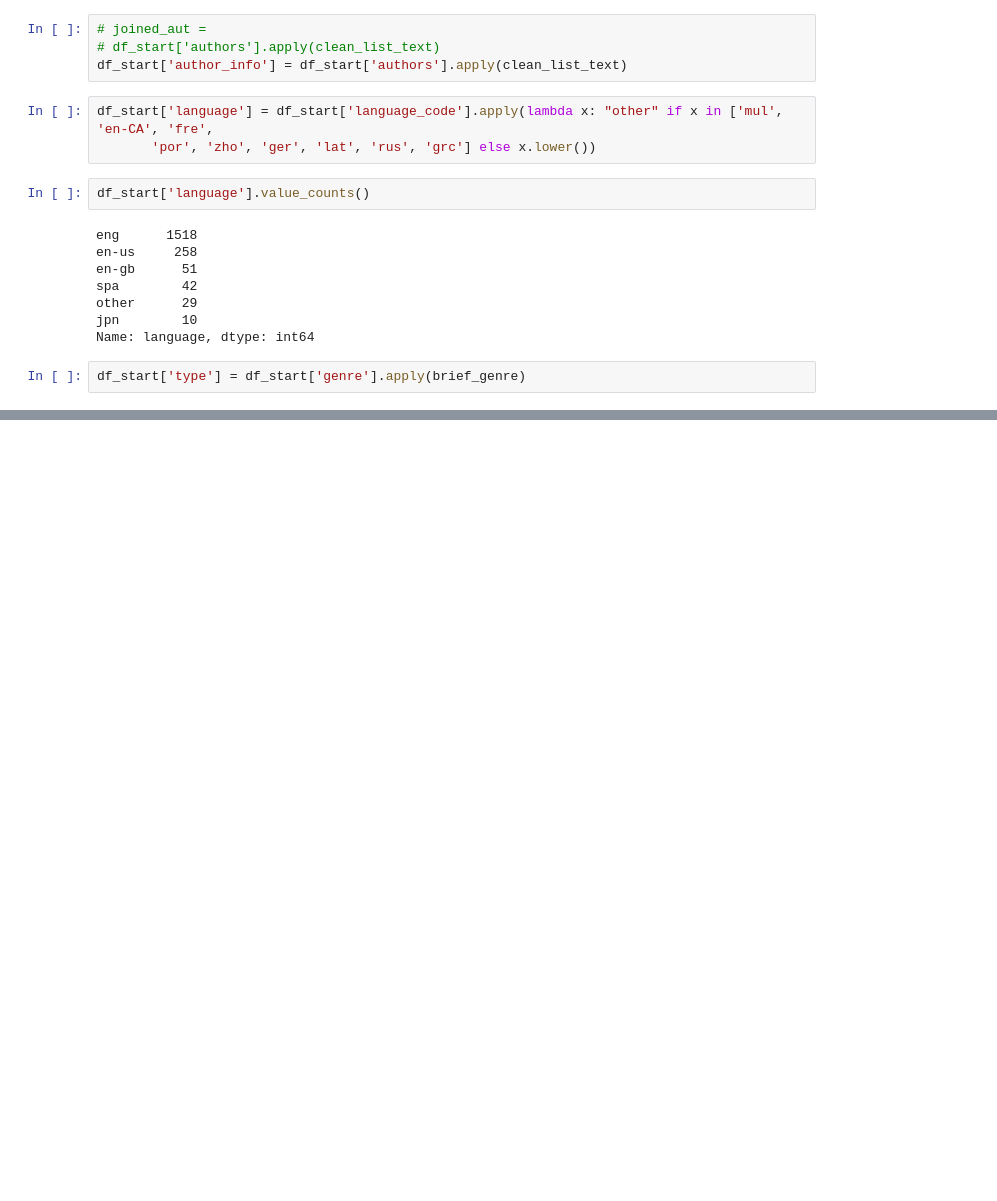
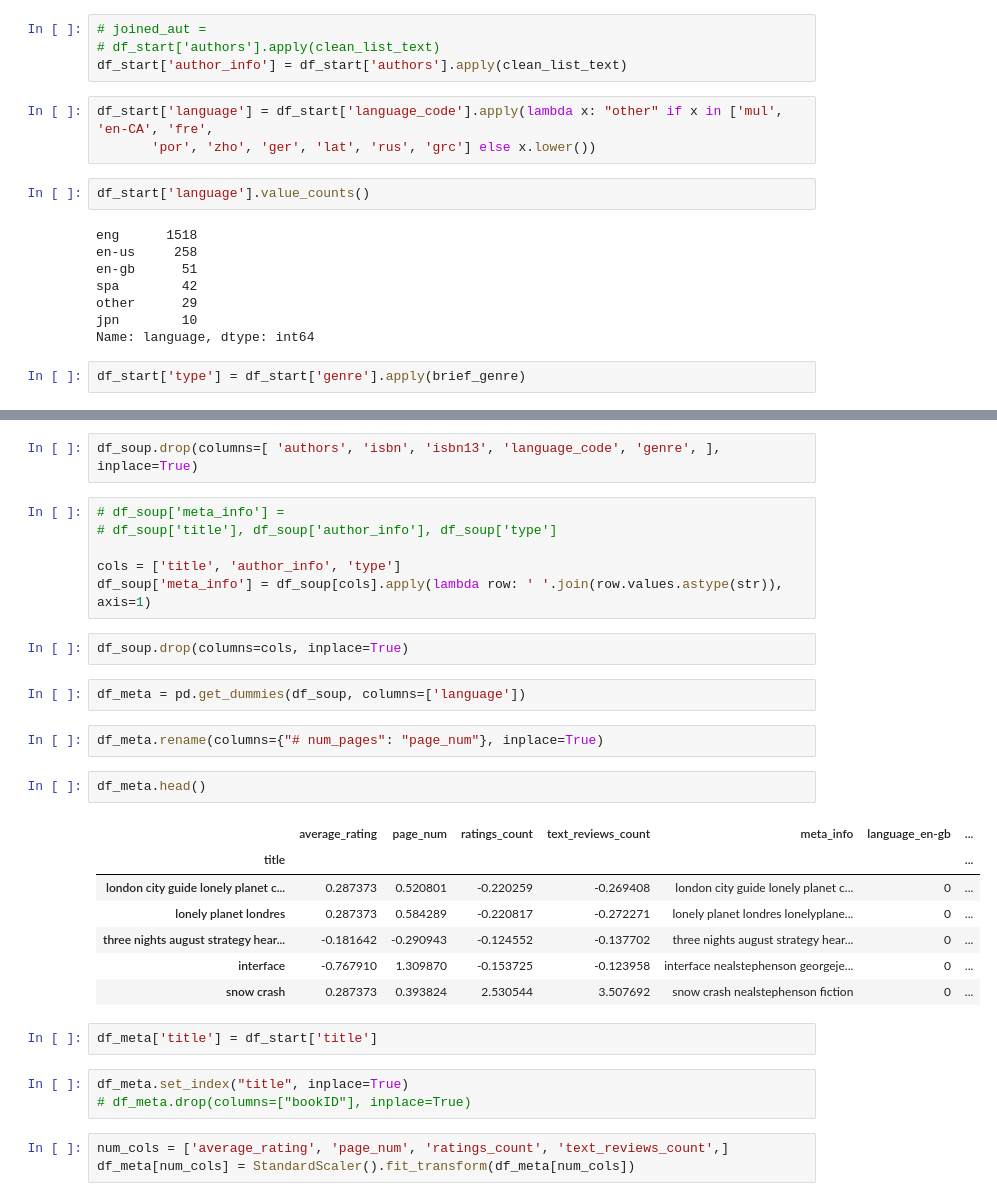
Before and after one commit to Animesh3193/Recommendation, a Jupyter notebook: BOOK_DATA/Content_Reccomend.ipynb, the cells around one changed output, grey strips where cells are left out. Drawn from its saved outputs; the diff is of its cells as text; blank space fills up the shorter version.

```diff
--- a/BOOK_DATA/Content_Reccomend.ipynb
+++ b/BOOK_DATA/Content_Reccomend.ipynb
@@ -87,0 +87,32 @@ Name: type, Length: 344, dtype: int64
+# %%
+df_soup.drop(columns=[ 'authors', 'isbn', 'isbn13', 'language_code', 'genre', ], inplace=True)
+# %%
+# df_soup['meta_info'] =
+# df_soup['title'], df_soup['author_info'], df_soup['type']
+
+cols = ['title', 'author_info', 'type']
+df_soup['meta_info'] = df_soup[cols].apply(lambda row: ' '.join(row.values.astype(str)), axis=1)
+# %%
+df_soup.drop(columns=cols, inplace=True)
+# %%
+df_meta = pd.get_dummies(df_soup, columns=['language'])
+# %%
+df_meta.rename(columns={"# num_pages": "page_num"}, inplace=True)
+# %%
+df_meta.head()
+# %% [output]
+|  | average_rating | page_num | ratings_count | text_reviews_count | meta_info | language_en-gb | ... |
+| title |  |  |  |  |  |  | ... |
+| london city guide lonely planet c... | 0.287373 | 0.520801 | -0.220259 | -0.269408 | london city guide lonely planet c... | 0 | ... |
+| lonely planet londres | 0.287373 | 0.584289 | -0.220817 | -0.272271 | lonely planet londres lonelyplane... | 0 | ... |
+| three nights august strategy hear... | -0.181642 | -0.290943 | -0.124552 | -0.137702 | three nights august strategy hear... | 0 | ... |
+| interface | -0.767910 | 1.309870 | -0.153725 | -0.123958 | interface nealstephenson georgeje... | 0 | ... |
+| snow crash | 0.287373 | 0.393824 | 2.530544 | 3.507692 | snow crash nealstephenson fiction | 0 | ... |
+# %%
+df_meta['title'] = df_start['title']
+# %%
+df_meta.set_index("title", inplace=True)
+# df_meta.drop(columns=["bookID"], inplace=True)
+# %%
+num_cols = ['average_rating', 'page_num', 'ratings_count', 'text_reviews_count',]
+df_meta[num_cols] = StandardScaler().fit_transform(df_meta[num_cols])
```
Also changed, not shown: parts of 15 cells of this notebook.
